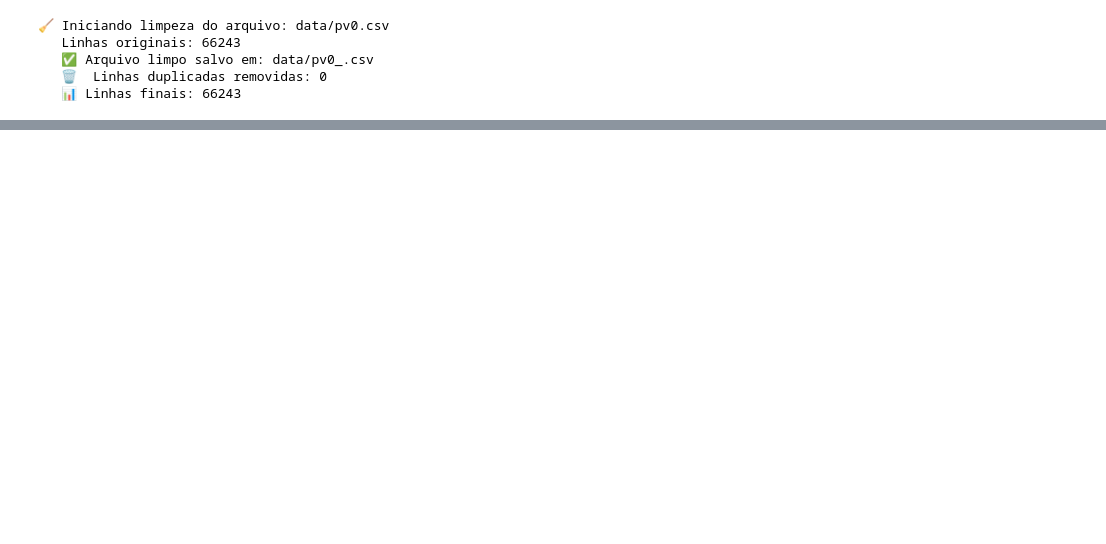
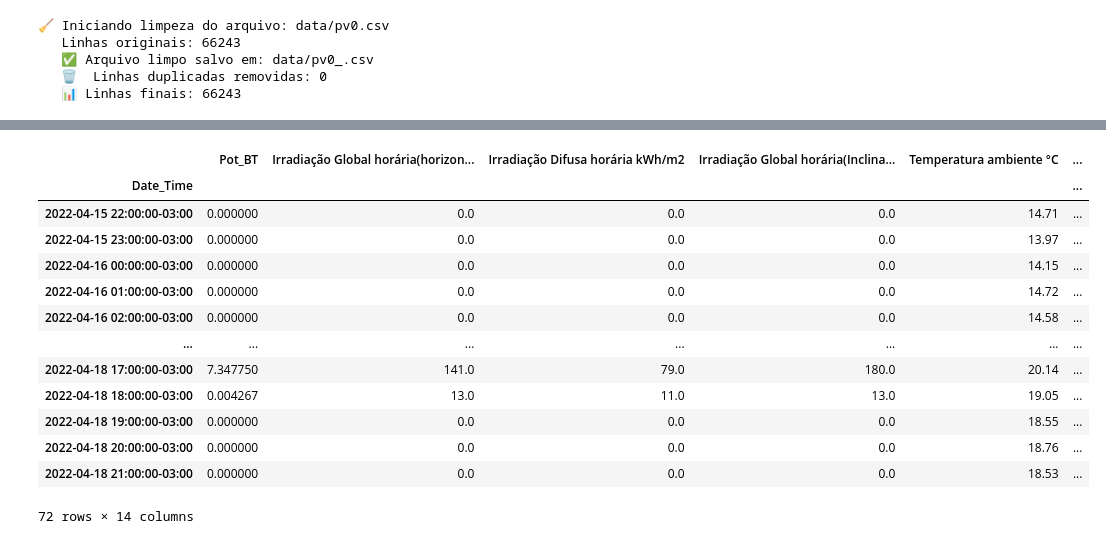
Before and after one commit to f-arruda/pytorch-mestrado, a Jupyter notebook: playground.ipynb, the cells around one changed output, grey strips where cells are left out. Saved outputs shown, nothing was run; the diff lists cells and outputs as text; code cells hidden in the pictures; blank space fills up the shorter version.

```diff
--- a/playground.ipynb
+++ b/playground.ipynb
@@ -82,0 +246,17 @@ if __name__ == "__main__":
+# %%
+df_slice
+# %% [output]
+|  | Pot_BT | Irradiação Global horária(horizon... | Irradiação Difusa horária kWh/m2 | Irradiação Global horária(Inclina... | Temperatura ambiente °C | ... |
+| Date_Time |  |  |  |  |  | ... |
+| 2022-04-15 22:00:00-03:00 | 0.000000 | 0.0 | 0.0 | 0.0 | 14.71 | ... |
+| 2022-04-15 23:00:00-03:00 | 0.000000 | 0.0 | 0.0 | 0.0 | 13.97 | ... |
+| 2022-04-16 00:00:00-03:00 | 0.000000 | 0.0 | 0.0 | 0.0 | 14.15 | ... |
+| 2022-04-16 01:00:00-03:00 | 0.000000 | 0.0 | 0.0 | 0.0 | 14.72 | ... |
+| 2022-04-16 02:00:00-03:00 | 0.000000 | 0.0 | 0.0 | 0.0 | 14.58 | ... |
+| ... | ... | ... | ... | ... | ... | ... |
+| 2022-04-18 17:00:00-03:00 | 7.347750 | 141.0 | 79.0 | 180.0 | 20.14 | ... |
+| 2022-04-18 18:00:00-03:00 | 0.004267 | 13.0 | 11.0 | 13.0 | 19.05 | ... |
+| 2022-04-18 19:00:00-03:00 | 0.000000 | 0.0 | 0.0 | 0.0 | 18.55 | ... |
+| 2022-04-18 20:00:00-03:00 | 0.000000 | 0.0 | 0.0 | 0.0 | 18.76 | ... |
+| 2022-04-18 21:00:00-03:00 | 0.000000 | 0.0 | 0.0 | 0.0 | 18.53 | ... |
+72 rows × 14 columns
```
Also changed, not shown: parts of 2 cells of this notebook, 8 other files.
